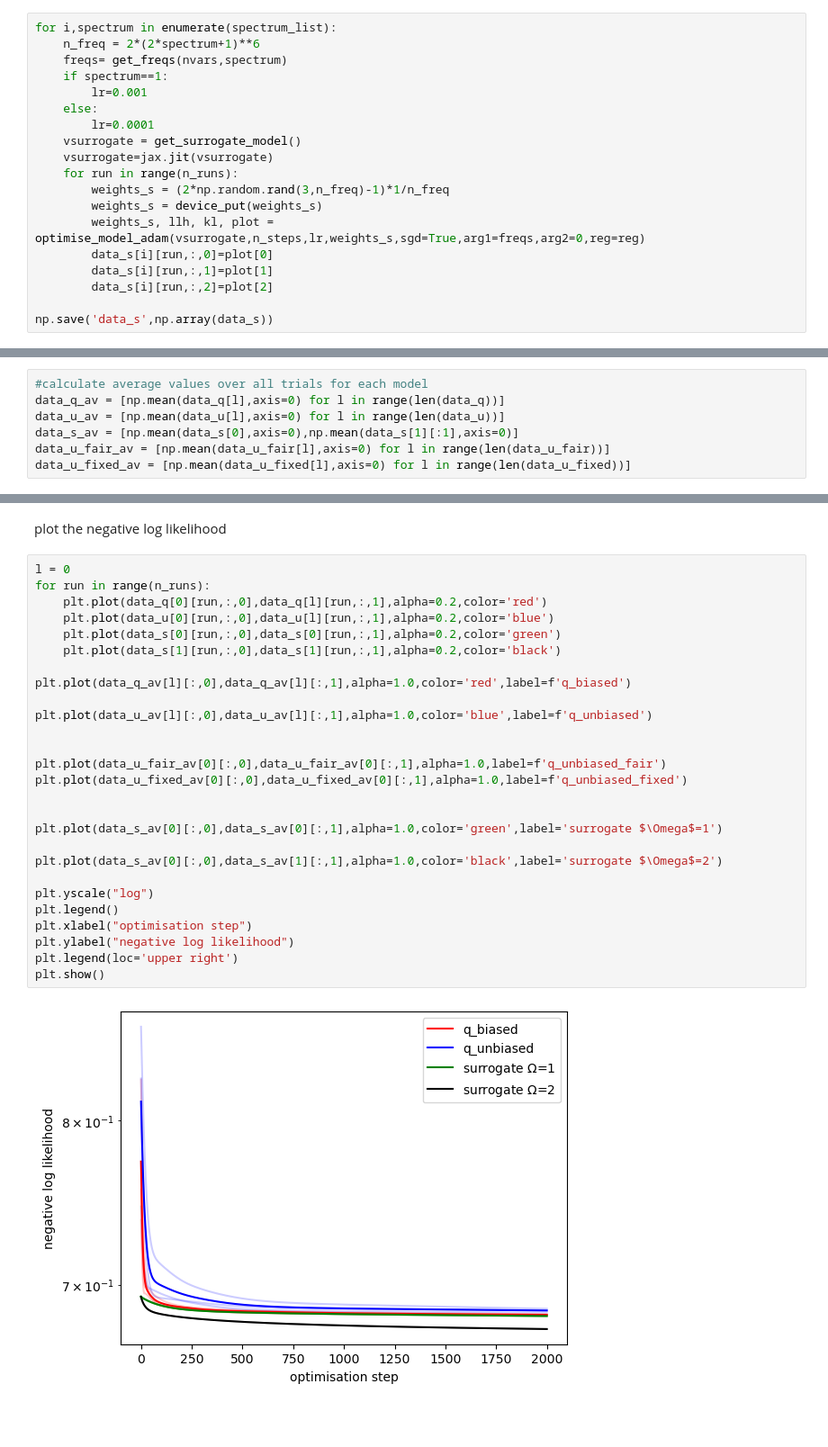
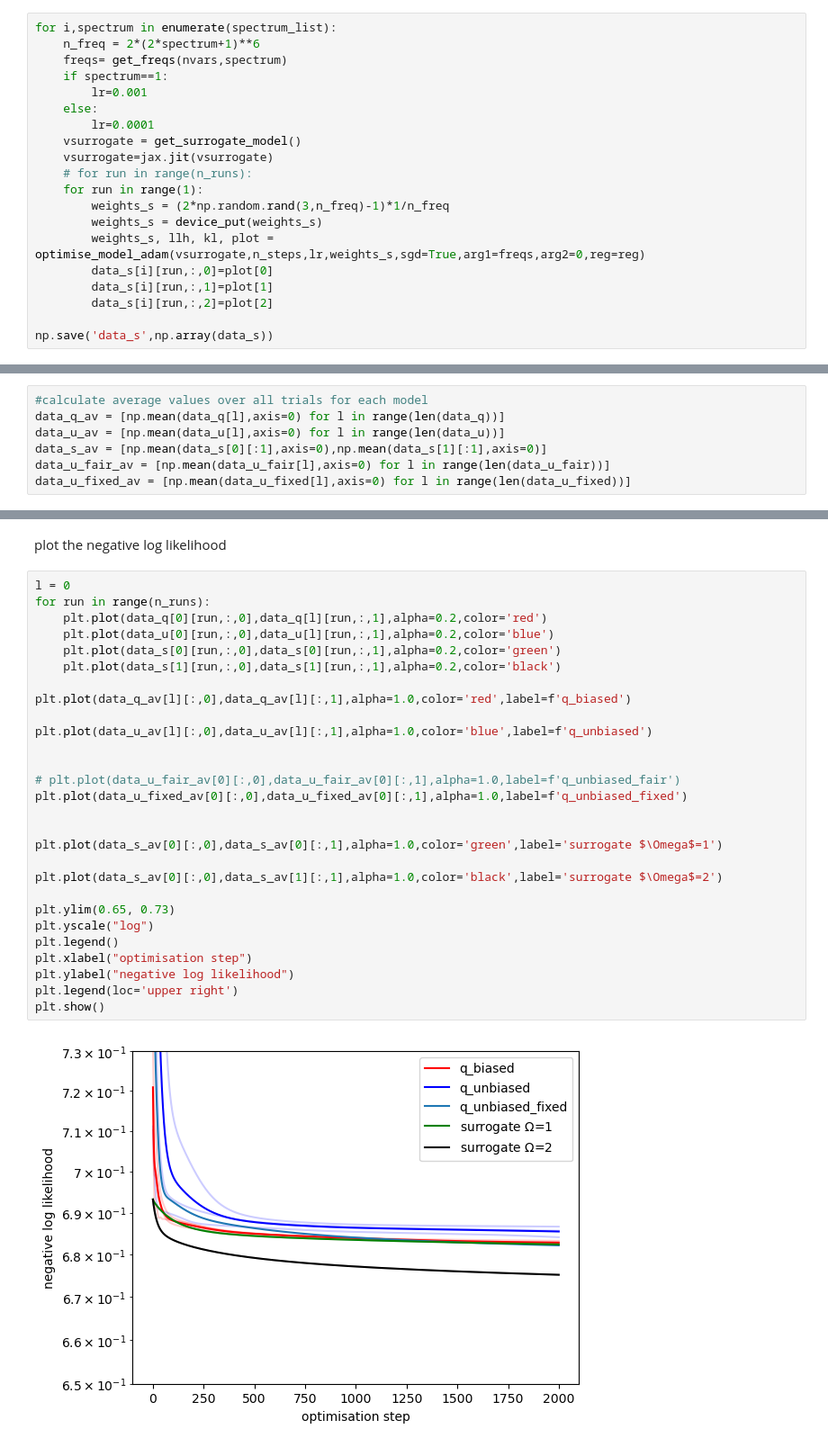
Before and after one commit to Hacker1337/Contextual-ML, a Jupyter notebook: numerics.ipynb, the cells around one changed output, grey strips where cells are left out. Shown at 90% size. Cells and saved outputs as stored; diff of their text form; blank space fills up the shorter version.

Commit message:
Finalized plots

```diff
--- a/numerics.ipynb
+++ b/numerics.ipynb
@@ -399,7 +401,8 @@ for i,spectrum in enumerate(spectrum_list):
         lr=0.0001
     vsurrogate = get_surrogate_model()
     vsurrogate=jax.jit(vsurrogate)
-    for run in range(n_runs):
+    # for run in range(n_runs):
+    for run in range(1):
         weights_s = (2*np.random.rand(3,n_freq)-1)*1/n_freq
         weights_s = device_put(weights_s)
         weights_s, llh, kl, plot = optimise_model_adam(vsurrogate,n_steps,lr,weights_s,sgd=True,arg1=freqs,arg2=0,reg=reg)
@@ -490,7 +493,7 @@ Plot the KL divergence
 #calculate average values over all trials for each model
 data_q_av = [np.mean(data_q[l],axis=0) for l in range(len(data_q))]
 data_u_av = [np.mean(data_u[l],axis=0) for l in range(len(data_u))]
-data_s_av = [np.mean(data_s[0],axis=0),np.mean(data_s[1][:1],axis=0)]
+data_s_av = [np.mean(data_s[0][:1],axis=0),np.mean(data_s[1][:1],axis=0)]
 data_u_fair_av = [np.mean(data_u_fair[l],axis=0) for l in range(len(data_u_fair))]
 data_u_fixed_av = [np.mean(data_u_fixed[l],axis=0) for l in range(len(data_u_fixed))]
 # %%
@@ -526,29 +530,30 @@ plot the negative log likelihood
 # %%
 l = 0
 for run in range(n_runs):
     plt.plot(data_q[0][run,:,0],data_q[l][run,:,1],alpha=0.2,color='red')
     plt.plot(data_u[0][run,:,0],data_u[l][run,:,1],alpha=0.2,color='blue')
     plt.plot(data_s[0][run,:,0],data_s[0][run,:,1],alpha=0.2,color='green')
     plt.plot(data_s[1][run,:,0],data_s[1][run,:,1],alpha=0.2,color='black')
 
 plt.plot(data_q_av[l][:,0],data_q_av[l][:,1],alpha=1.0,color='red',label=f'q_biased')
 
 plt.plot(data_u_av[l][:,0],data_u_av[l][:,1],alpha=1.0,color='blue',label=f'q_unbiased')
 
 
-plt.plot(data_u_fair_av[0][:,0],data_u_fair_av[0][:,1],alpha=1.0,label=f'q_unbiased_fair')
+# plt.plot(data_u_fair_av[0][:,0],data_u_fair_av[0][:,1],alpha=1.0,label=f'q_unbiased_fair')
 plt.plot(data_u_fixed_av[0][:,0],data_u_fixed_av[0][:,1],alpha=1.0,label=f'q_unbiased_fixed')
 
 
 plt.plot(data_s_av[0][:,0],data_s_av[0][:,1],alpha=1.0,color='green',label='surrogate $\Omega$=1')
 
 plt.plot(data_s_av[0][:,0],data_s_av[1][:,1],alpha=1.0,color='black',label='surrogate $\Omega$=2')
 
+plt.ylim(0.65, 0.73)
 plt.yscale("log")
 plt.legend()
 plt.xlabel("optimisation step")
 plt.ylabel("negative log likelihood")
 plt.legend(loc='upper right')
 plt.show()
 # %% [output]
-[figure, old version]
+[figure, new version]
```
Also changed, not shown: parts of 4 cells of this notebook, 5 other files.
